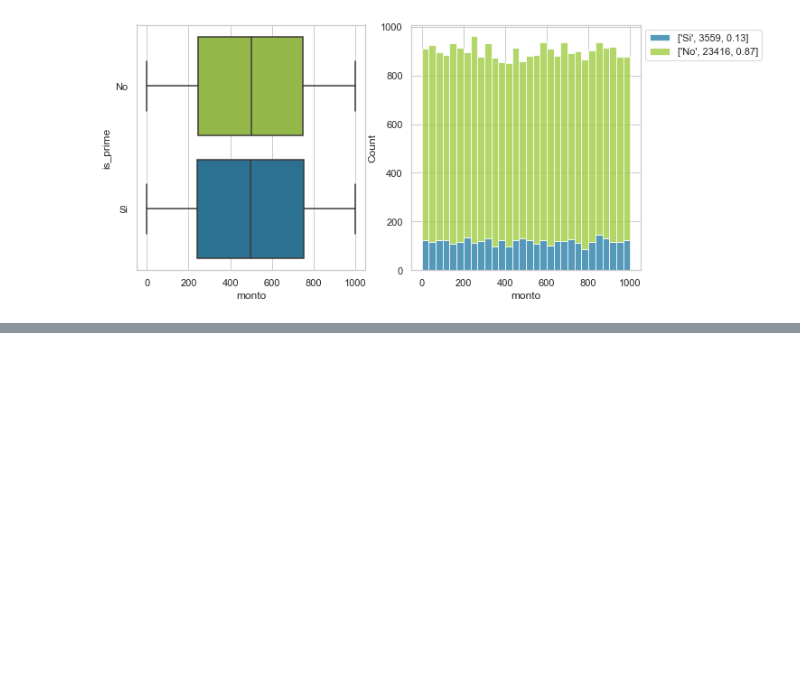
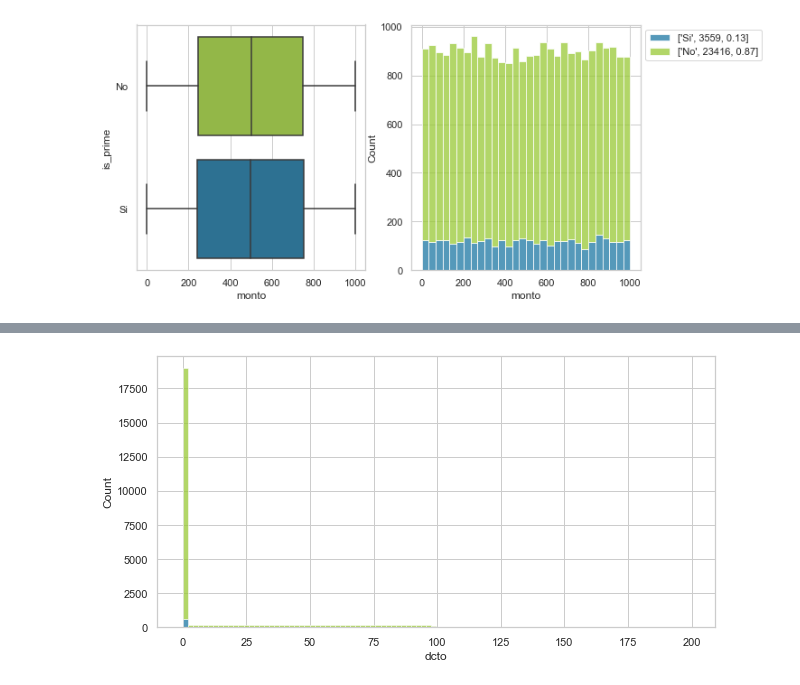
Before and after one commit to ElenaVillano/challenge_rpmx, a Jupyter notebook: notebooks/geda.ipynb, the cells around one changed output, grey strips where cells are left out. Saved outputs shown, nothing was run; the diff lists cells and outputs as text; code cells hidden in the pictures; blank space fills up the shorter version.

```diff
--- a/notebooks/geda.ipynb
+++ b/notebooks/geda.ipynb
@@ -231,0 +257,5 @@ plt.show()
+# %%
+a=sns.histplot(df,x='dcto',hue='fraude',multiple='stack',common_norm=False,
+             palette=sns.blend_palette(colores, 2),legend=False,bins=100)
+# %% [output]
+[figure, added]
```
Also changed, not shown: parts of 17 cells of this notebook.
